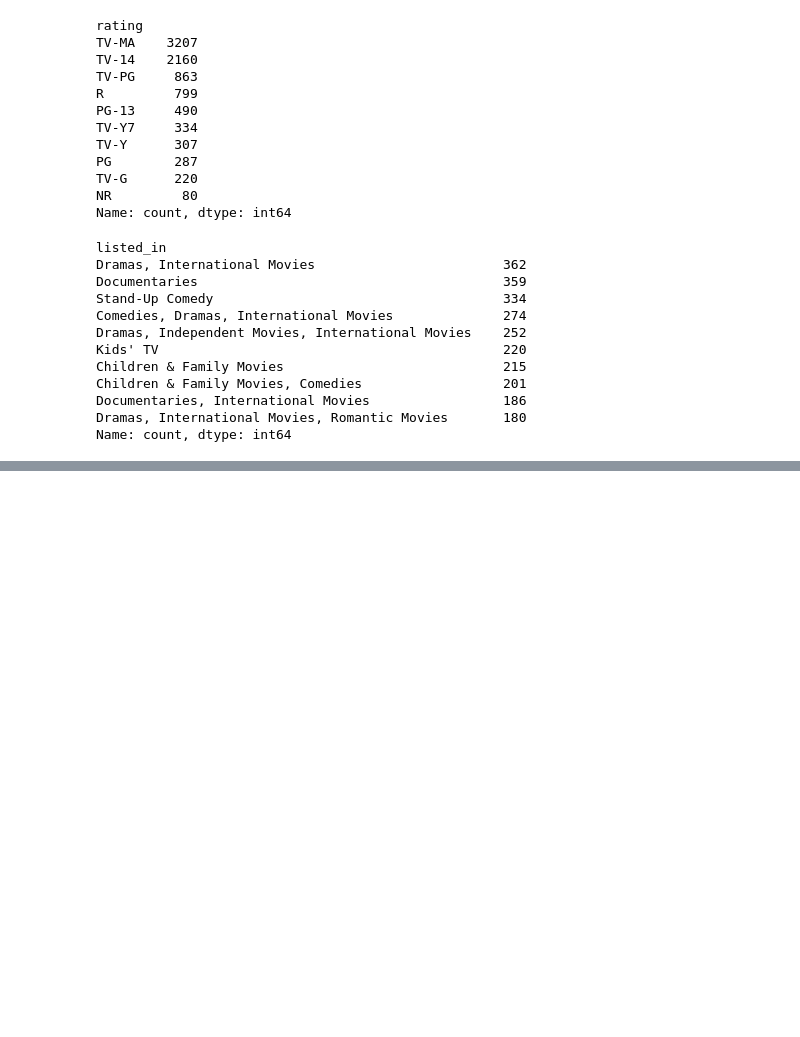
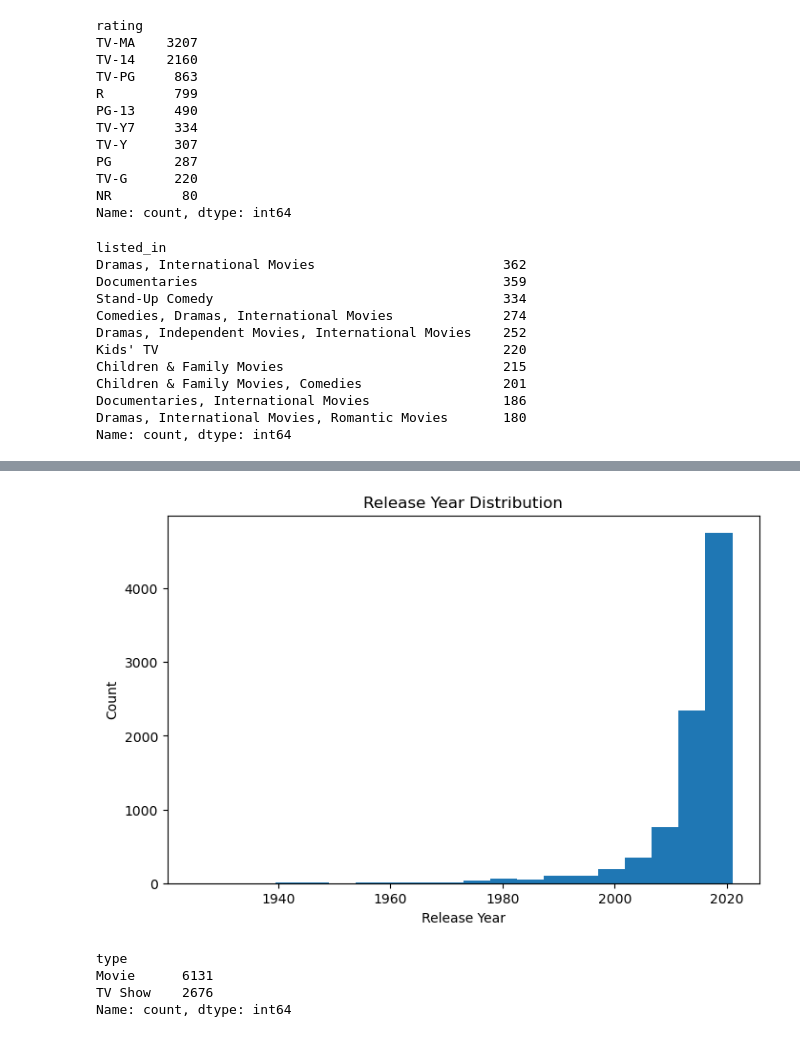
Before and after one commit to PoojaManjunath17/CodeAlpha_EDA, a Jupyter notebook: notebooks/EDA.ipynb, the cells around one changed output, grey strips where cells are left out. Drawn from its saved outputs; the diff is of its cells as text; code cells hidden in the pictures; blank space fills up the shorter version.

```diff
--- a/notebooks/EDA.ipynb
+++ b/notebooks/EDA.ipynb
@@ -159,0 +179,9 @@ Name: count, dtype: int64
+# %%
+plt.figure(figsize=(8,5))
+plt.hist(df["release_year"], bins=20)
+plt.title("Release Year Distribution")
+plt.xlabel("Release Year")
+plt.ylabel("Count")
+plt.show()
+# %% [output]
+[figure, added]
@@ -159,0 +196,7 @@ Name: count, dtype: int64
+# %%
+df["type"].value_counts()
+# %% [output]
+type
+Movie      6131
+TV Show    2676
+Name: count, dtype: int64
```
Also changed, not shown: parts of 7 cells of this notebook.
